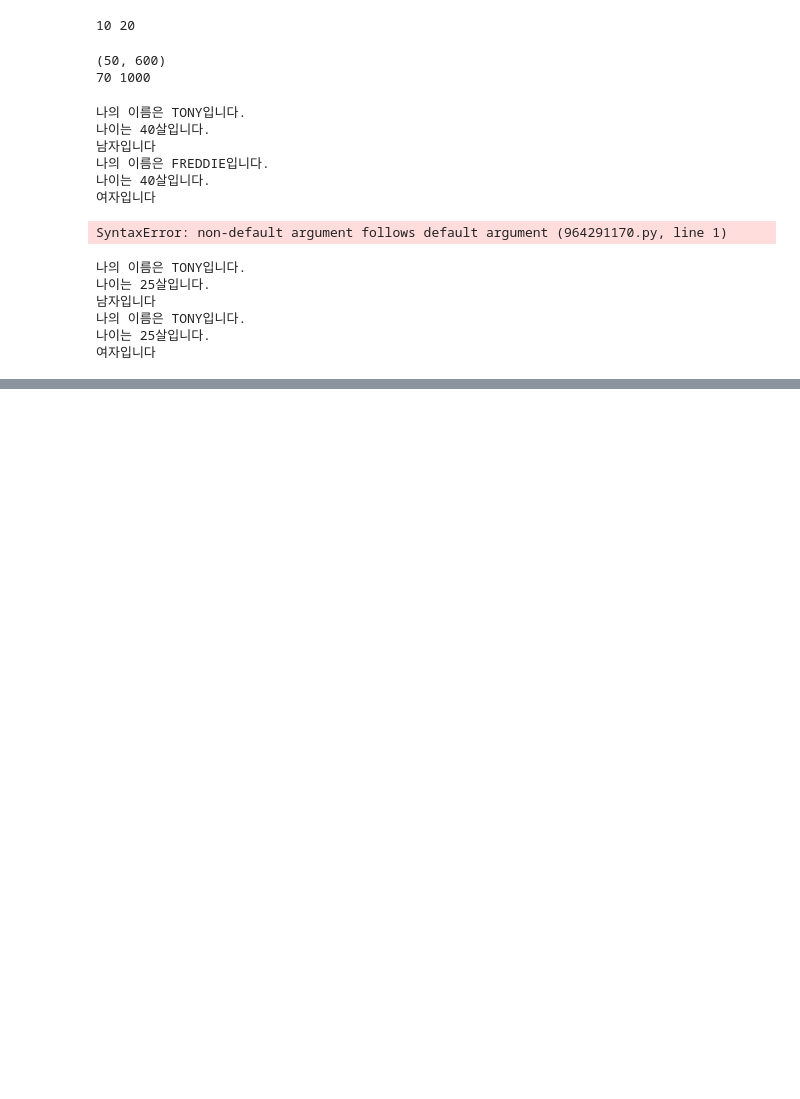
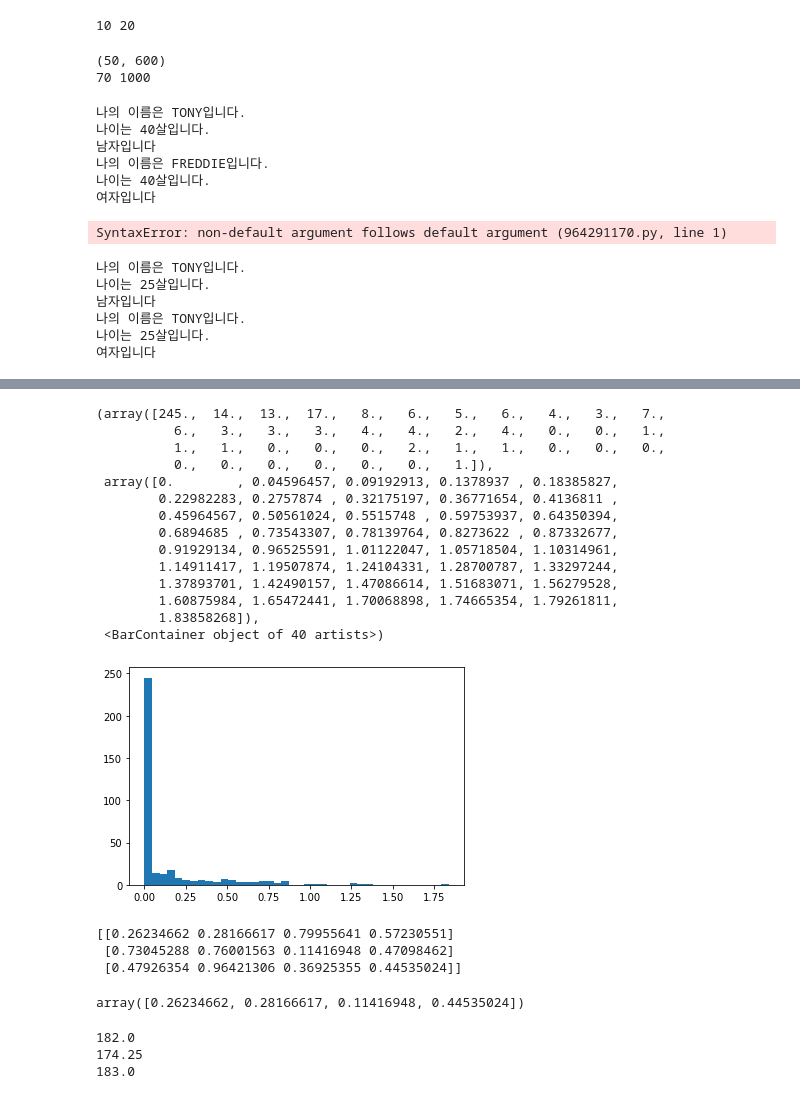
Before and after one commit to t8t/python22, a Jupyter notebook: Day2.ipynb, the cells around one changed output, grey strips where cells are left out. Drawn from its saved outputs; the diff is of its cells as text; code cells hidden in the pictures; blank space fills up the shorter version.

```diff
--- a/Day2.ipynb
+++ b/Day2.ipynb
@@ -817,0 +1287,66 @@ say_myself("TONY", man = False)
+# %%
+import pandas as pd
+import matplotlib.pyplot as plt
+
+data = pd.read_csv("https://raw.githubusercontent.com/wikibook/python-ds-handbook/master/notebooks/data/Seattle2014.csv")
+# 시애틀 강수량 PRCP
+nprain = data['PRCP']
+nprain = np.array(nprain)
+inches = nprain / 254
+inches
+plt.hist(inches, 40)
+# %% [output]
+(array([245.,  14.,  13.,  17.,   8.,   6.,   5.,   6.,   4.,   3.,   7.,
+          6.,   3.,   3.,   3.,   4.,   4.,   2.,   4.,   0.,   0.,   1.,
+          1.,   1.,   0.,   0.,   0.,   2.,   1.,   1.,   0.,   0.,   0.,
+          0.,   0.,   0.,   0.,   0.,   0.,   1.]),
+ array([0.        , 0.04596457, 0.09192913, 0.1378937 , 0.18385827,
+        0.22982283, 0.2757874 , 0.32175197, 0.36771654, 0.4136811 ,
+        0.45964567, 0.50561024, 0.5515748 , 0.59753937, 0.64350394,
+        0.6894685 , 0.73543307, 0.78139764, 0.8273622 , 0.87332677,
+        0.91929134, 0.96525591, 1.01122047, 1.05718504, 1.10314961,
+        1.14911417, 1.19507874, 1.24104331, 1.28700787, 1.33297244,
+        1.37893701, 1.42490157, 1.47086614, 1.51683071, 1.56279528,
+        1.60875984, 1.65472441, 1.70068898, 1.74665354, 1.79261811,
+        1.83858268]),
+ <BarContainer object of 40 artists>)
+[figure, added]
+# %%
+M = np.random.random((3, 4))
+M
+np.sum(M)
+M.sum()
+M.min()
+M.max()
+print(M)
+M.min(axis=0) # x축 최소값. 열기준
+M.mqx(axis=0)
+M.sum(axis=0)
+M.min(axis=1) # y축 최소값. 열기준
+M.mqx(axis=1)
+M.sum(axis=1)
+# axis = 2 # z축
+# %% [output]
+[[0.26234662 0.28166617 0.79955641 0.57230551]
+ [0.73045288 0.76001563 0.11416948 0.47098462]
+ [0.47926354 0.96421306 0.36925355 0.44535024]]
+array([0.26234662, 0.28166617, 0.11416948, 0.44535024])
+# %%
+import pandas as pd
+import matplotlib.pyplot as plt
+
+data = pd.read_csv("https://raw.githubusercontent.com/wikibook/python-ds-handbook/master/notebooks/data/president_heights.csv")
+heights = np.array(data["height(cm)"])
+heights
+heights.mean()
+np.mean(heights)
+heights.min() # 0 사분위
+heights.max() # 4 사분위
+heights.std()
+print(np.median(heights)) # 2사분위
+print(np.percentile(heights, 25)) # 1사분위
+print(np.percentile(heights, 75)) # 3사분위
+# %% [output]
+182.0
+174.25
+183.0
```
Also changed, not shown: parts of 28 cells of this notebook.
